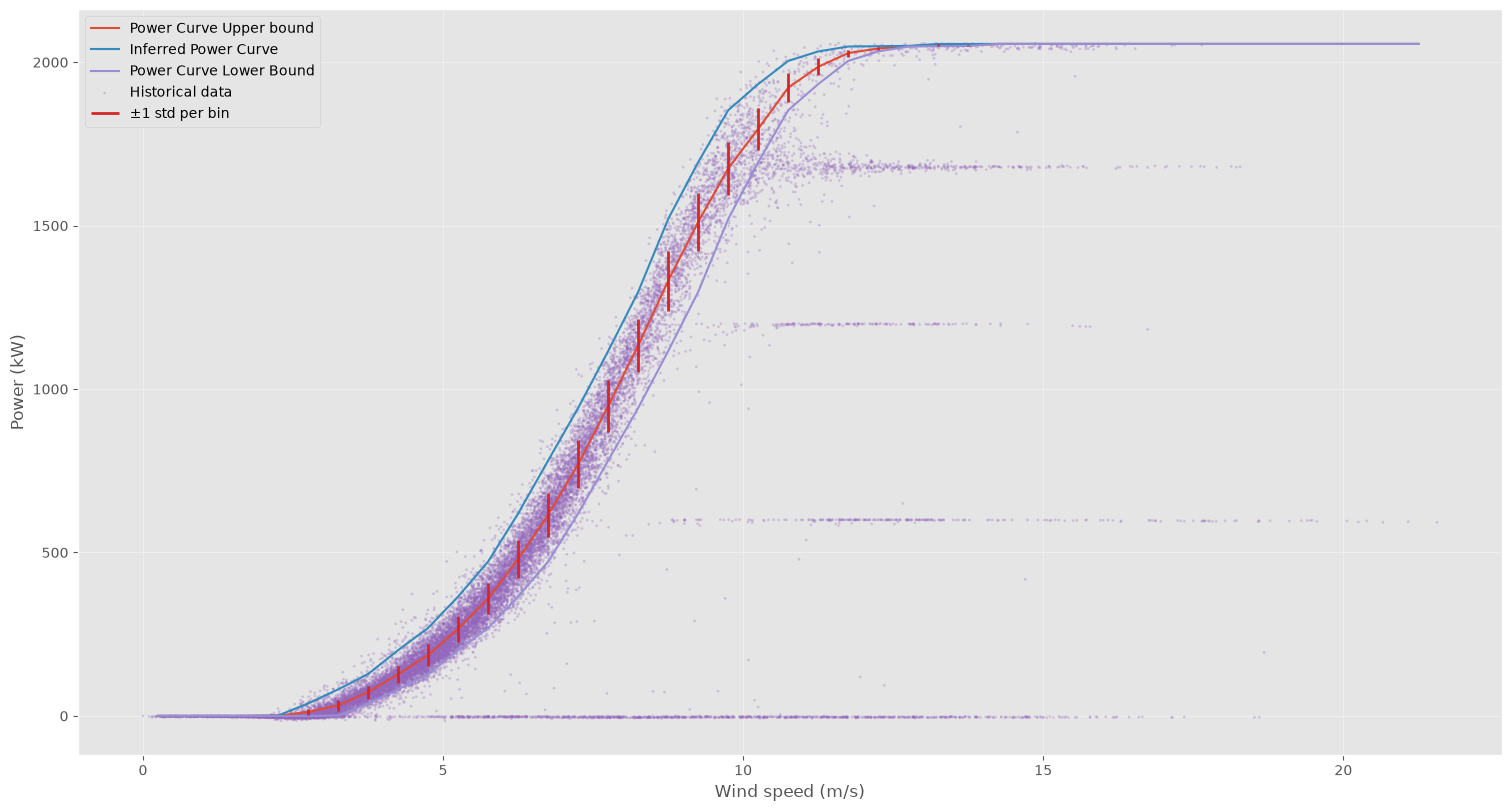
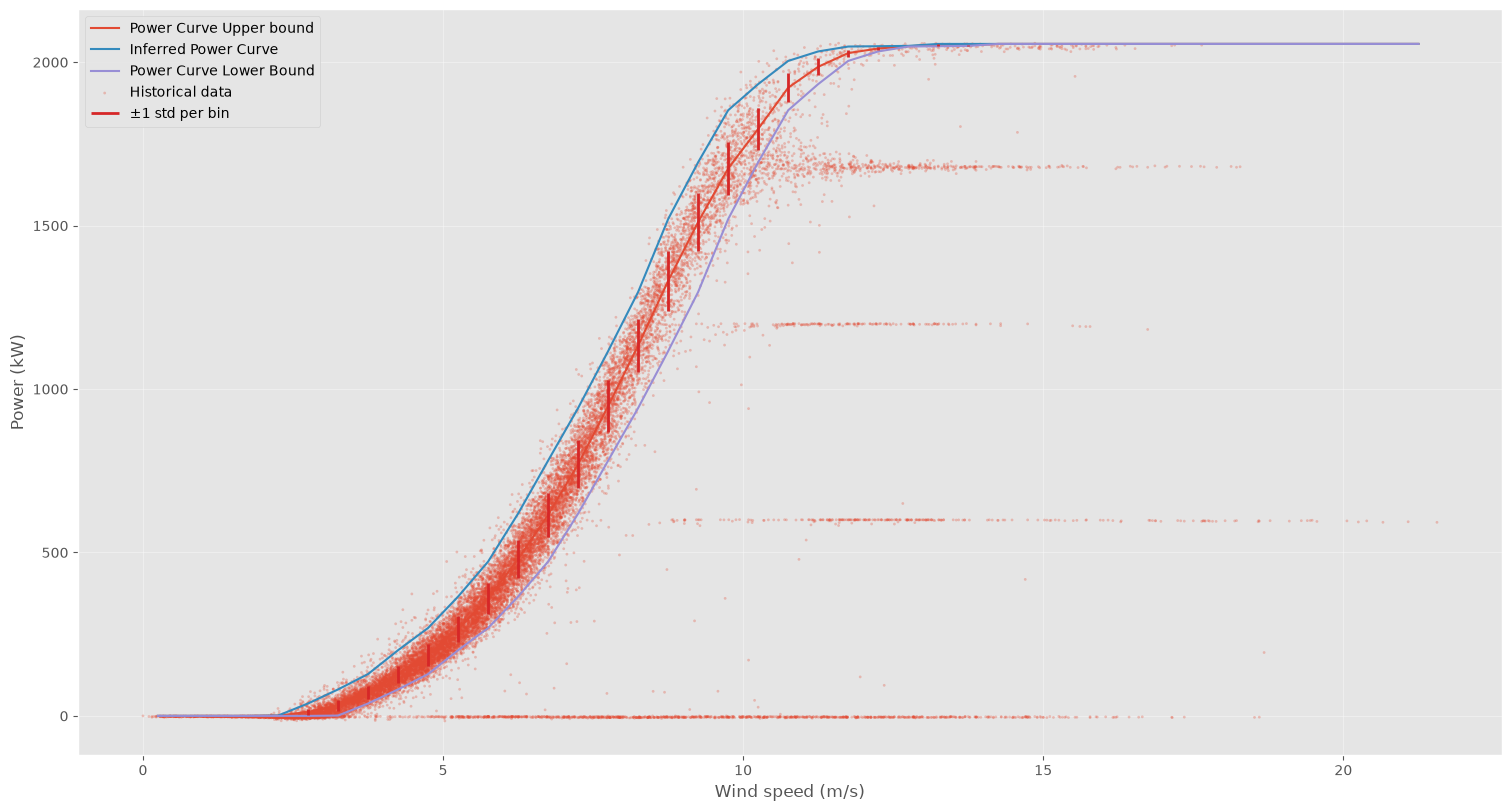
Unified diff of the notebook cell whose output changed from the first chart to the second:
--- before
+++ after
@@ -16,5 +16,5 @@
 ax.plot(wind_speeds, power_curve_upper, label='Inferred Power Curve')
 ax.plot(wind_speeds, power_curve_lower, label='Power Curve Lower Bound')
-ax.scatter(df["Wind speed (m/s)"], df["Power (kW)"], color='tab:purple', **scatter_kwargs, label="Historical data")
+ax.scatter(df["Wind speed (m/s)"], df["Power (kW)"], **scatter_kwargs, label="Historical data")
 ax.vlines(
     wind_speeds,

Commit: refactor; finished simulated speed